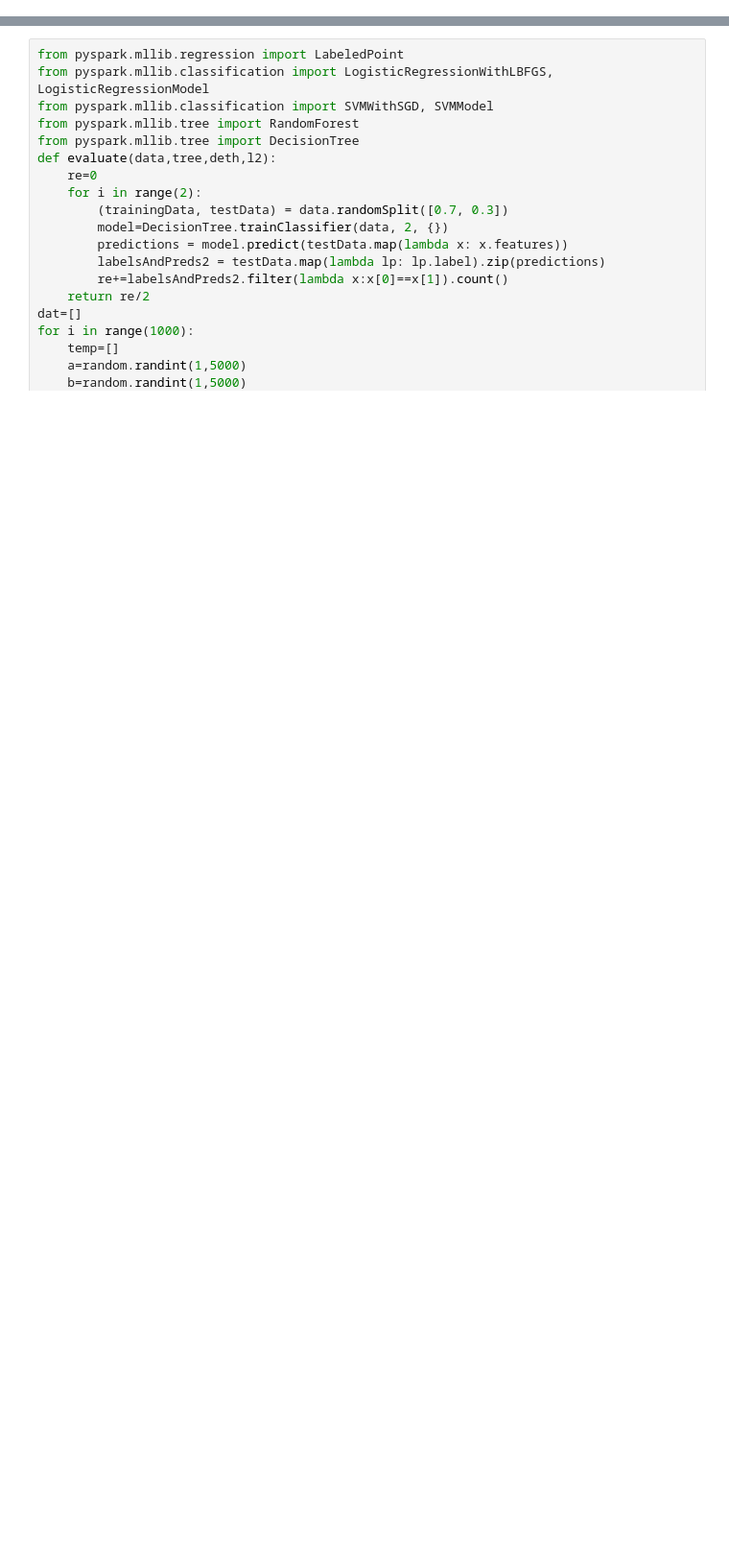
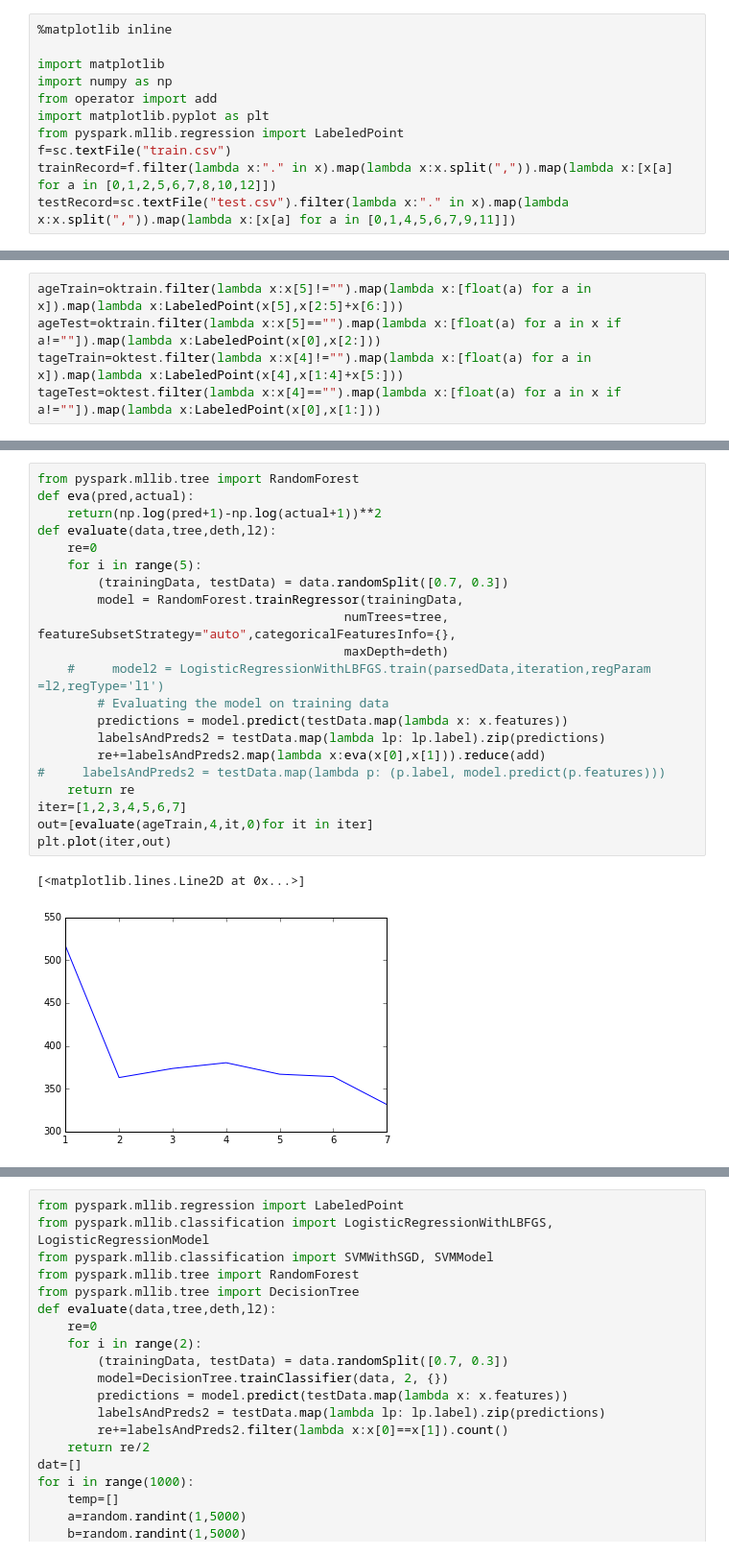
Before and after one commit to colinlzh/titanic, a Jupyter notebook: Untitled.ipynb, the cells around one changed output, grey strips where cells are left out. Shown: that part at 96% size. Cells and saved outputs as stored; diff of their text form; blank space fills up the shorter version.

```diff
--- a/Untitled.ipynb
+++ b/Untitled.ipynb
@@ -23,0 +1,11 @@ okrecord=record.map(stand)
+# %%
+%matplotlib inline
+
+import matplotlib
+import numpy as np
+from operator import add
+import matplotlib.pyplot as plt
+from pyspark.mllib.regression import LabeledPoint
+f=sc.textFile("train.csv")
+trainRecord=f.filter(lambda x:"." in x).map(lambda x:x.split(",")).map(lambda x:[x[a] for a in [0,1,2,5,6,7,8,10,12]])
+testRecord=sc.textFile("test.csv").filter(lambda x:"." in x).map(lambda x:x.split(",")).map(lambda x:[x[a] for a in [0,1,4,5,6,7,9,11]])
@@ -23,0 +41,5 @@ okrecord=record.map(stand)
+# %%
+ageTrain=oktrain.filter(lambda x:x[5]!="").map(lambda x:[float(a) for a in x]).map(lambda x:LabeledPoint(x[5],x[2:5]+x[6:]))
+ageTest=oktrain.filter(lambda x:x[5]=="").map(lambda x:[float(a) for a in x if a!=""]).map(lambda x:LabeledPoint(x[0],x[2:]))
+tageTrain=oktest.filter(lambda x:x[4]!="").map(lambda x:[float(a) for a in x]).map(lambda x:LabeledPoint(x[4],x[1:4]+x[5:]))
+tageTest=oktest.filter(lambda x:x[4]=="").map(lambda x:[float(a) for a in x if a!=""]).map(lambda x:LabeledPoint(x[0],x[1:]))
@@ -23,0 +52,24 @@ okrecord=record.map(stand)
+# %%
+from pyspark.mllib.tree import RandomForest
+def eva(pred,actual):
+    return(np.log(pred+1)-np.log(actual+1))**2
+def evaluate(data,tree,deth,l2):
+    re=0
+    for i in range(5):
+        (trainingData, testData) = data.randomSplit([0.7, 0.3])
+        model = RandomForest.trainRegressor(trainingData,
+                                         numTrees=tree, featureSubsetStrategy="auto",categoricalFeaturesInfo={},
+                                         maxDepth=deth)
+    #     model2 = LogisticRegressionWithLBFGS.train(parsedData,iteration,regParam =l2,regType='l1')
+        # Evaluating the model on training data
+        predictions = model.predict(testData.map(lambda x: x.features))
+        labelsAndPreds2 = testData.map(lambda lp: lp.label).zip(predictions)
+        re+=labelsAndPreds2.map(lambda x:eva(x[0],x[1])).reduce(add)
+#     labelsAndPreds2 = testData.map(lambda p: (p.label, model.predict(p.features)))
+    return re
+iter=[1,2,3,4,5,6,7]
+out=[evaluate(ageTrain,4,it,0)for it in iter]
+plt.plot(iter,out)
+# %% [output]
+[<matplotlib.lines.Line2D at 0x...>]
+[figure, added]
```
Also changed, not shown: parts of 12 cells of this notebook, 5 other files.
